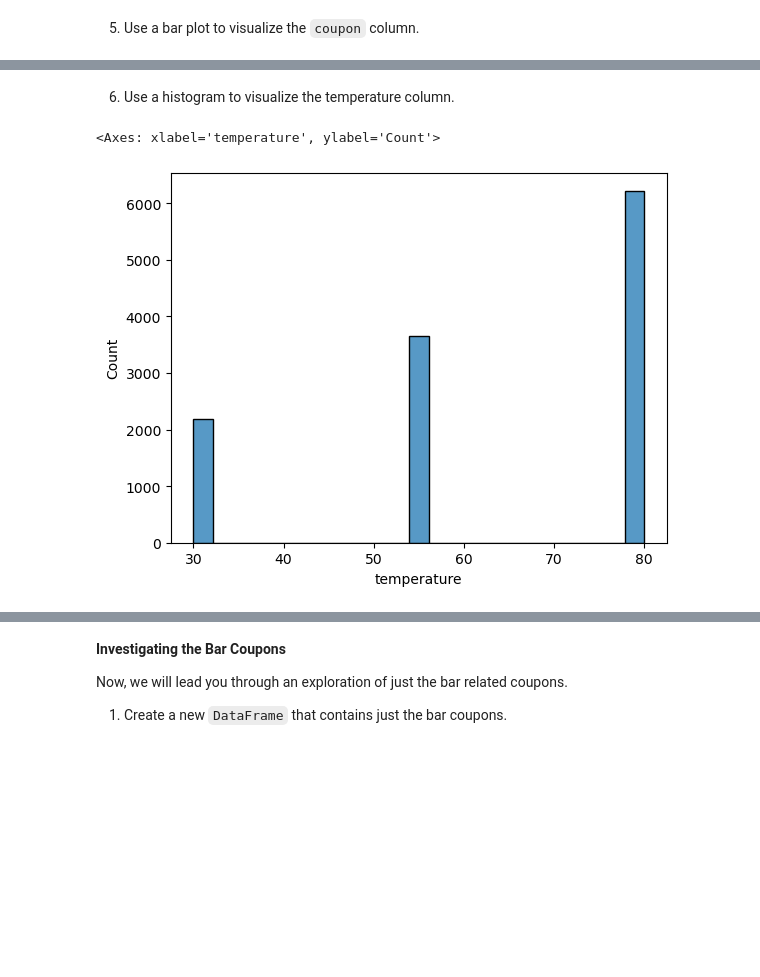
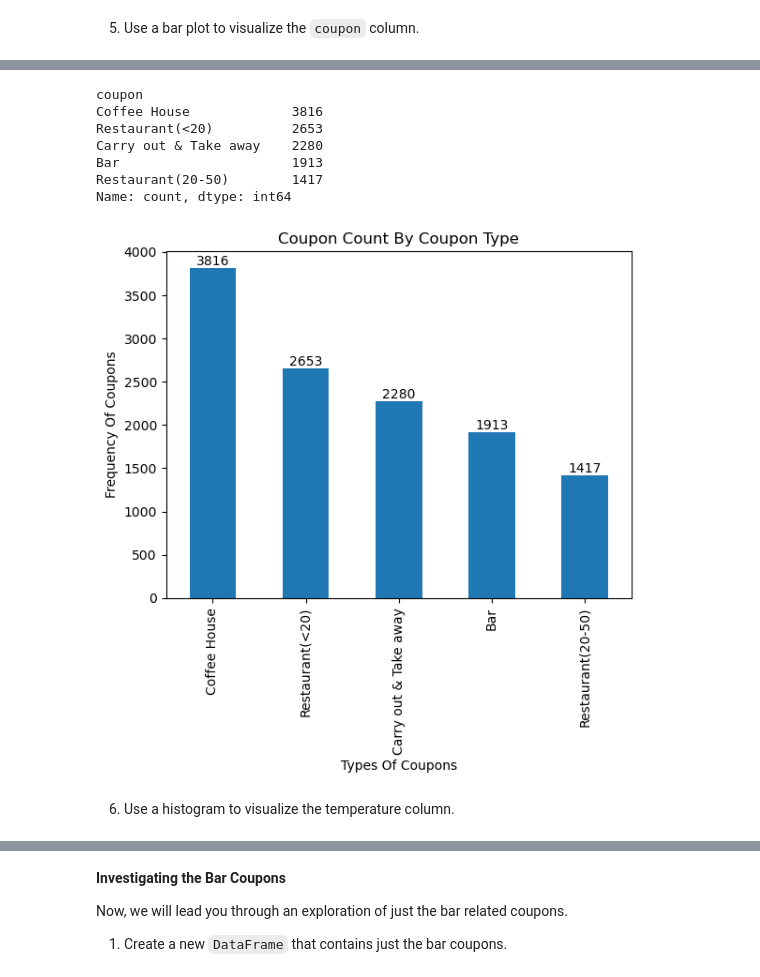
Before and after one commit to shruti0209/LearnML_PracticalApp1, a Jupyter notebook: prompt.ipynb, the cells around one changed output, grey strips where cells are left out. Cells and saved outputs as stored; diff of their text form; code cells hidden in the pictures; blank space fills up the shorter version.

```diff
--- a/prompt.ipynb
+++ b/prompt.ipynb
@@ -313,7 +247,22 @@ sns.barplot(data=data_clean, x="coupon")
+# %%
+#Ploting a bar chart for count of coupon by type of coupon
+coup = data_clean['coupon'].value_counts()
+print(coup)
+coup.plot(kind='bar')
+plt.title('Coupon Count By Coupon Type')
+plt.xlabel('Types Of Coupons')
+plt.ylabel('Frequency Of Coupons')
+for index, value in enumerate(coup):
+        plt.text(index,value,str(value), va='bottom', ha='center')
+plt.show()
+# %% [output]
+coupon
+Coffee House             3816
+Restaurant(<20)          2653
+Carry out & Take away    2280
+Bar                      1913
+Restaurant(20-50)        1417
+Name: count, dtype: int64
+[figure, added]
 # %% [markdown]
 6. Use a histogram to visualize the temperature column.
-# %%
-sns.histplot(data_clean, x="temperature")
-# %% [output]
-<Axes: xlabel='temperature', ylabel='Count'>
-[figure, removed]
```
Also changed, not shown: parts of 72 cells of this notebook, 11 other files.
